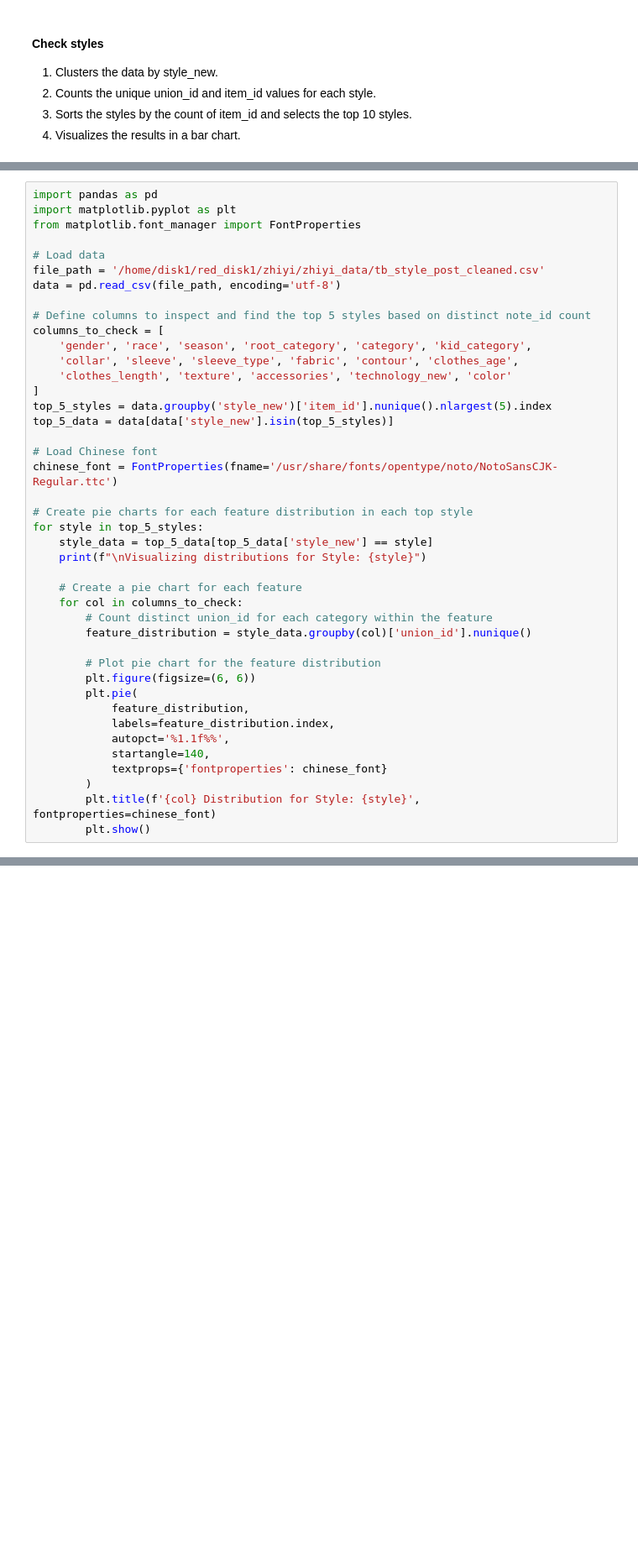
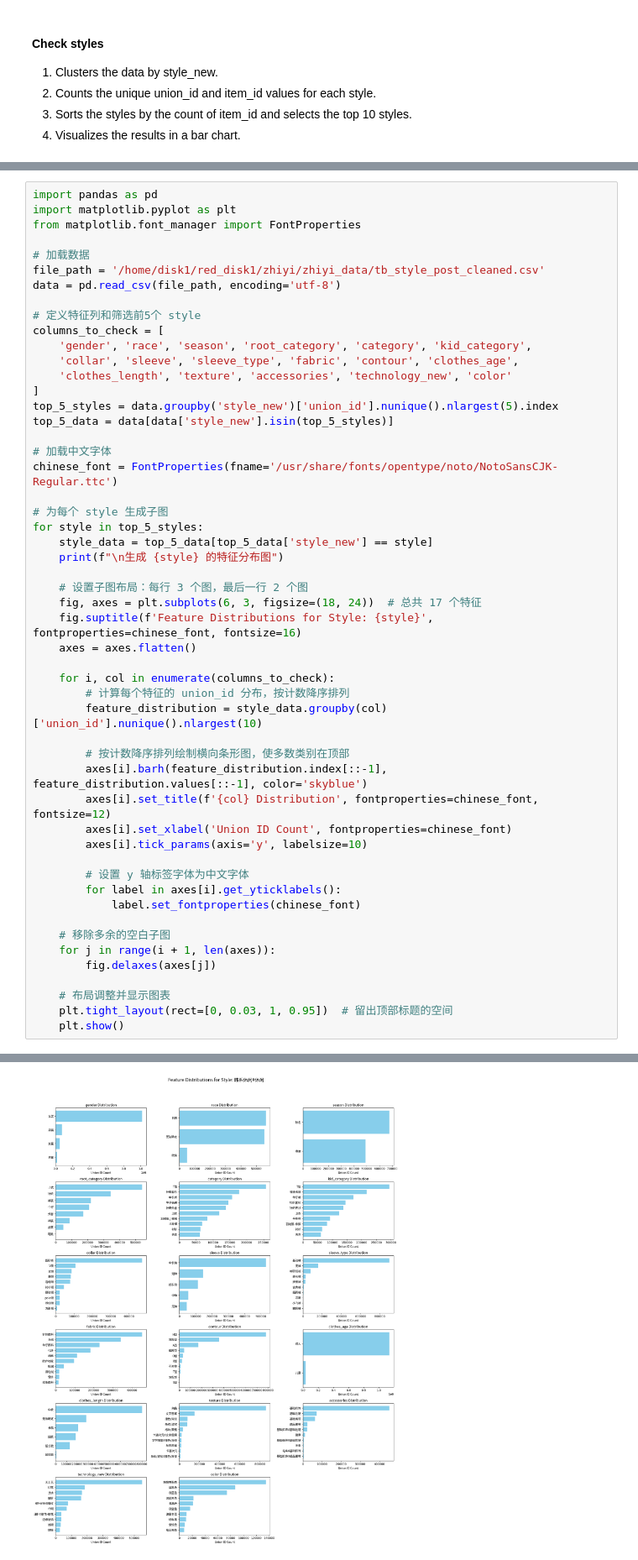
Before and after one commit to diandianyilin/Fashion-Cycle, a Jupyter notebook: tb/descriptive.ipynb, the cells around one changed output, grey strips where cells are left out. Shown at 84% size. Cells and saved outputs as stored; diff of their text form; blank space fills up the shorter version.

```diff
--- a/tb/descriptive.ipynb
+++ b/tb/descriptive.ipynb
@@ -162,40 +162,51 @@ import pandas as pd
 import matplotlib.pyplot as plt
 from matplotlib.font_manager import FontProperties
 
-# Load data
+# 加载数据
 file_path = '/home/disk1/red_disk1/zhiyi/zhiyi_data/tb_style_post_cleaned.csv'
 data = pd.read_csv(file_path, encoding='utf-8')
 
-# Define columns to inspect and find the top 5 styles based on distinct note_id count
+# 定义特征列和筛选前5个 style
 columns_to_check = [
     'gender', 'race', 'season', 'root_category', 'category', 'kid_category',
     'collar', 'sleeve', 'sleeve_type', 'fabric', 'contour', 'clothes_age',
     'clothes_length', 'texture', 'accessories', 'technology_new', 'color'
 ]
-top_5_styles = data.groupby('style_new')['item_id'].nunique().nlargest(5).index
+top_5_styles = data.groupby('style_new')['union_id'].nunique().nlargest(5).index
 top_5_data = data[data['style_new'].isin(top_5_styles)]
 
-# Load Chinese font
+# 加载中文字体
 chinese_font = FontProperties(fname='/usr/share/fonts/opentype/noto/NotoSansCJK-Regular.ttc')
 
-# Create pie charts for each feature distribution in each top style
+# 为每个 style 生成子图
 for style in top_5_styles:
     style_data = top_5_data[top_5_data['style_new'] == style]
-    print(f"\nVisualizing distributions for Style: {style}")
+    print(f"\n生成 {style} 的特征分布图")
 
-    # Create a pie chart for each feature
-    for col in columns_to_check:
-        # Count distinct union_id for each category within the feature
-        feature_distribution = style_data.groupby(col)['union_id'].nunique()
+    # 设置子图布局：每行 3 个图，最后一行 2 个图
+    fig, axes = plt.subplots(6, 3, figsize=(18, 24))  # 总共 17 个特征
+    fig.suptitle(f'Feature Distributions for Style: {style}', fontproperties=chinese_font, fontsize=16)
+    axes = axes.flatten()
 
-        # Plot pie chart for the feature distribution
-        plt.figure(figsize=(6, 6))
-        plt.pie(
-            feature_distribution,
-            labels=feature_distribution.index,
-            autopct='%1.1f%%',
-            startangle=140,
-            textprops={'fontproperties': chinese_font}
-        )
-        plt.title(f'{col} Distribution for Style: {style}', fontproperties=chinese_font)
-        plt.show()
+    for i, col in enumerate(columns_to_check):
+        # 计算每个特征的 union_id 分布，按计数降序排列
+        feature_distribution = style_data.groupby(col)['union_id'].nunique().nlargest(10)
+
+        # 按计数降序排列绘制横向条形图，使多数类别在顶部
+        axes[i].barh(feature_distribution.index[::-1], feature_distribution.values[::-1], color='skyblue')
+        axes[i].set_title(f'{col} Distribution', fontproperties=chinese_font, fontsize=12)
+        axes[i].set_xlabel('Union ID Count', fontproperties=chinese_font)
+        axes[i].tick_params(axis='y', labelsize=10)
+
+        # 设置 y 轴标签字体为中文字体
+        for label in axes[i].get_yticklabels():
+            label.set_fontproperties(chinese_font)
+
+    # 移除多余的空白子图
+    for j in range(i + 1, len(axes)):
+        fig.delaxes(axes[j])
+
+    # 布局调整并显示图表
+    plt.tight_layout(rect=[0, 0.03, 1, 0.95])  # 留出顶部标题的空间
+    plt.show()
+# %% [output]
@@ -201,0 +231 @@ for style in top_5_styles:
+[figure, added]
```
Also changed, not shown: parts of 3 cells of this notebook, 1 other file.
